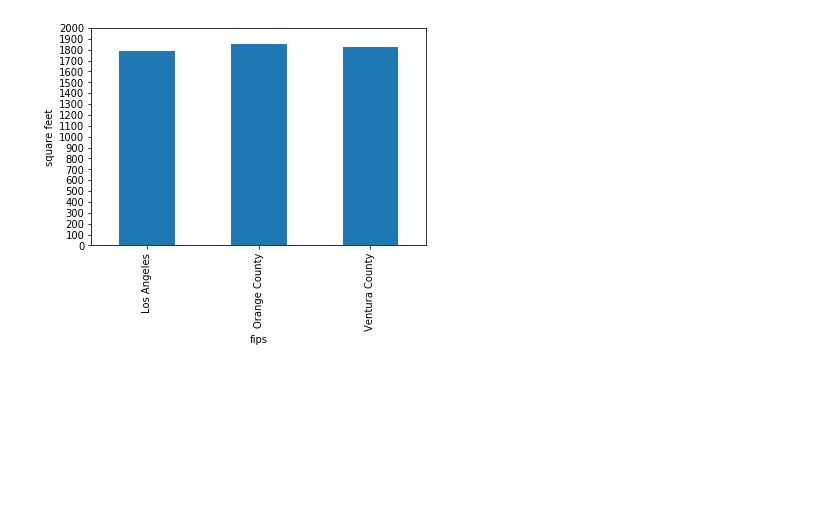
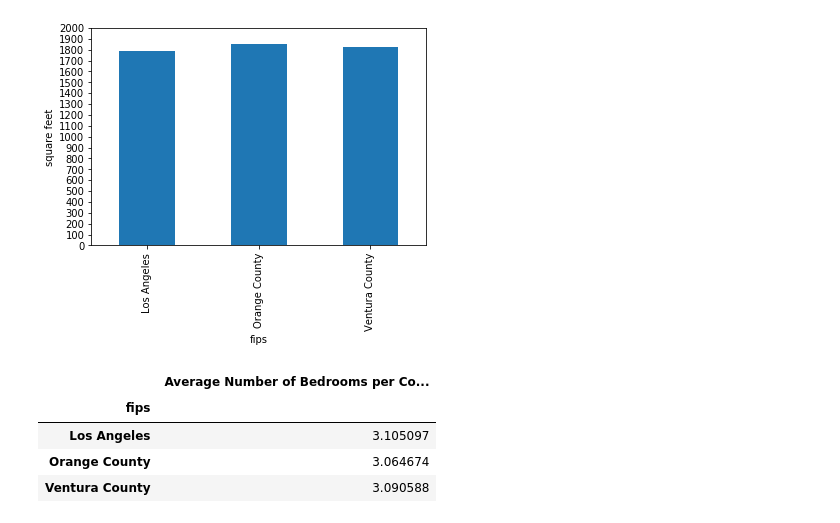
Before and after one commit to equilibrium360/zillow_analytics, a Jupyter notebook: brandon_zillow/New.ipynb, the cells around one changed output. Cells and saved outputs as stored; diff of their text form; code cells hidden in the pictures; blank space fills up the shorter version.

```diff
--- a/brandon_zillow/New.ipynb
+++ b/brandon_zillow/New.ipynb
@@ -62,0 +72,10 @@ squareFootChart
+# %%
+bedrooms_df = pd.DataFrame({"Average Number of Bedrooms per County": avgBedLA})
+newBedrooms_df = bedrooms_df[(bedrooms_df.T !=0).any()]
+newBedrooms_df
+# %% [output]
+|  | Average Number of Bedrooms per Co... |
+| fips |  |
+| Los Angeles | 3.105097 |
+| Orange County | 3.064674 |
+| Ventura County | 3.090588 |
```
Also changed, not shown: parts of 11 cells of this notebook.
